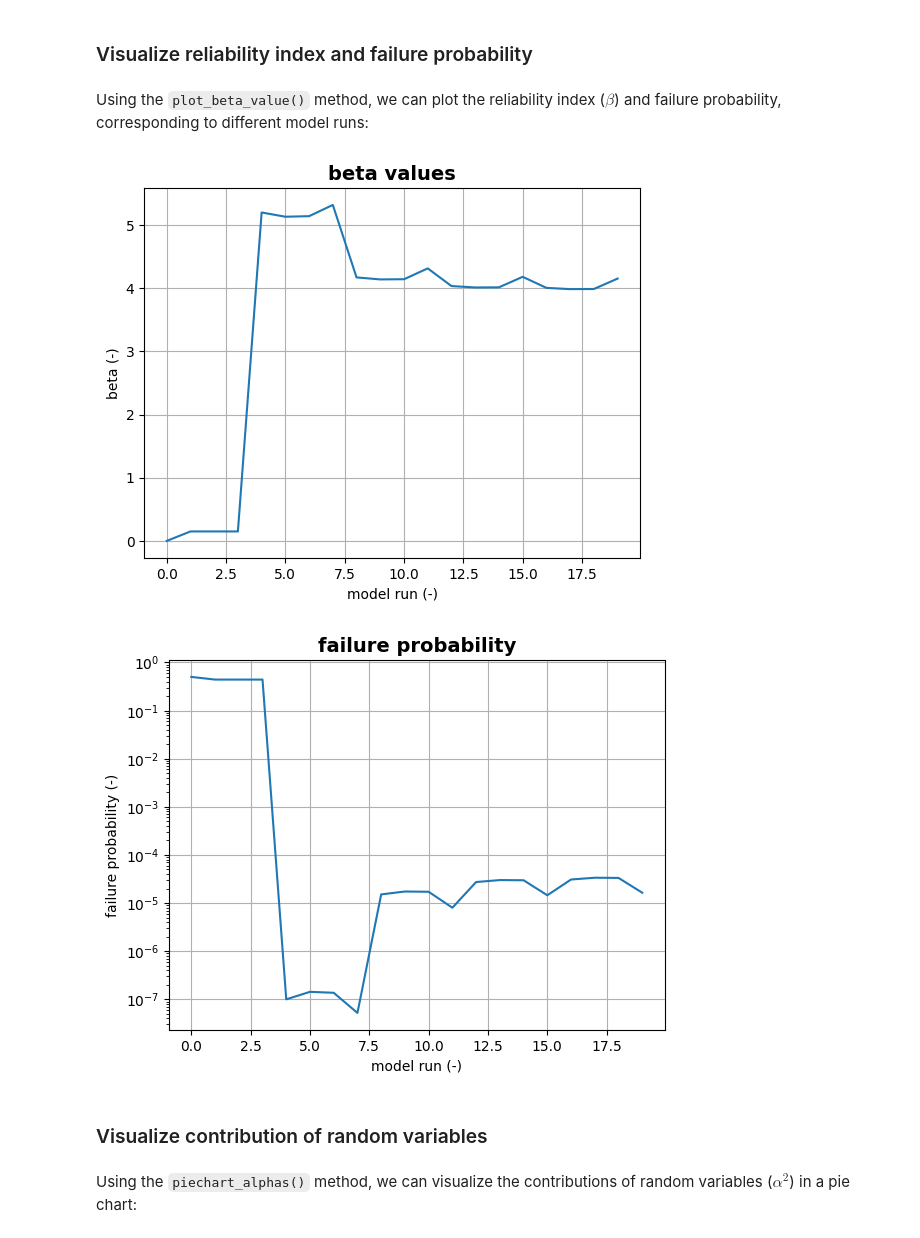
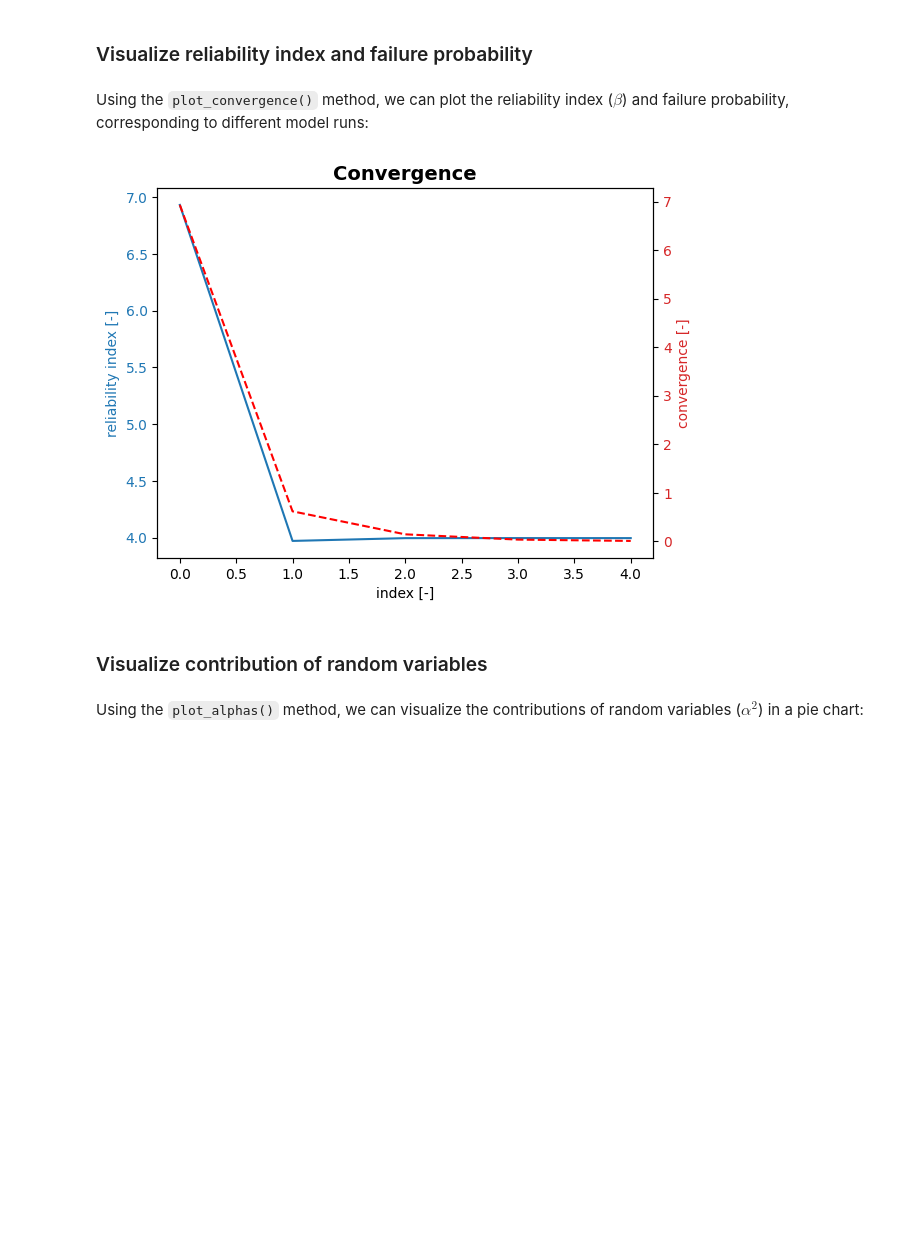
Before and after one commit to Deltares/ProbabilisticLibrary, a Jupyter notebook: sources/Deltares.Probabilistic.PWrapper.Notebooks/visualize_results.ipynb, the cells around one changed output. Saved outputs shown, nothing was run; the diff lists cells and outputs as text; code cells hidden in the pictures; blank space fills up the shorter version.

```diff
--- a/sources/Deltares.Probabilistic.PWrapper.Notebooks/visualize_results.ipynb
+++ b/sources/Deltares.Probabilistic.PWrapper.Notebooks/visualize_results.ipynb
@@ -50,9 +55,8 @@ project.settings.relaxation_factor = 0.75
 project.settings.maximum_iterations = 50
 project.settings.variation_coefficient = 0.02
 project.settings.save_realizations = True
+project.settings.save_convergence = True
 
 project.run()
-
-from utils.printing import print_results
-print_results(project.design_point, project.settings)
+project.design_point.print()
 # %% [output]
@@ -67,15 +73,13 @@ Model runs = 20
 # %% [markdown]
 ### Visualize reliability index and failure probability
 # %% [markdown]
-Using the `plot_beta_value()` method, we can plot the reliability index ($\beta$) and failure probability, corresponding to different model runs:
+Using the `plot_convergence()` method, we can plot the reliability index ($\beta$) and failure probability, corresponding to different model runs:
 # %%
-from utils.plotting import plot_beta_prob
-plot_beta_prob(project.design_point)
+project.design_point.plot_convergence()
 # %% [output]
-[figure, old version]
+[figure, new version]
-[figure, removed]
 # %% [markdown]
 ### Visualize contribution of random variables
 # %% [markdown]
-Using the `piechart_alphas()` method, we can visualize the contributions of random variables ($\alpha^2$) in a pie chart:
+Using the `plot_alphas()` method, we can visualize the contributions of random variables ($\alpha^2$) in a pie chart:
 # %%
```
Also changed, not shown: parts of 5 cells of this notebook, 15 other files.
